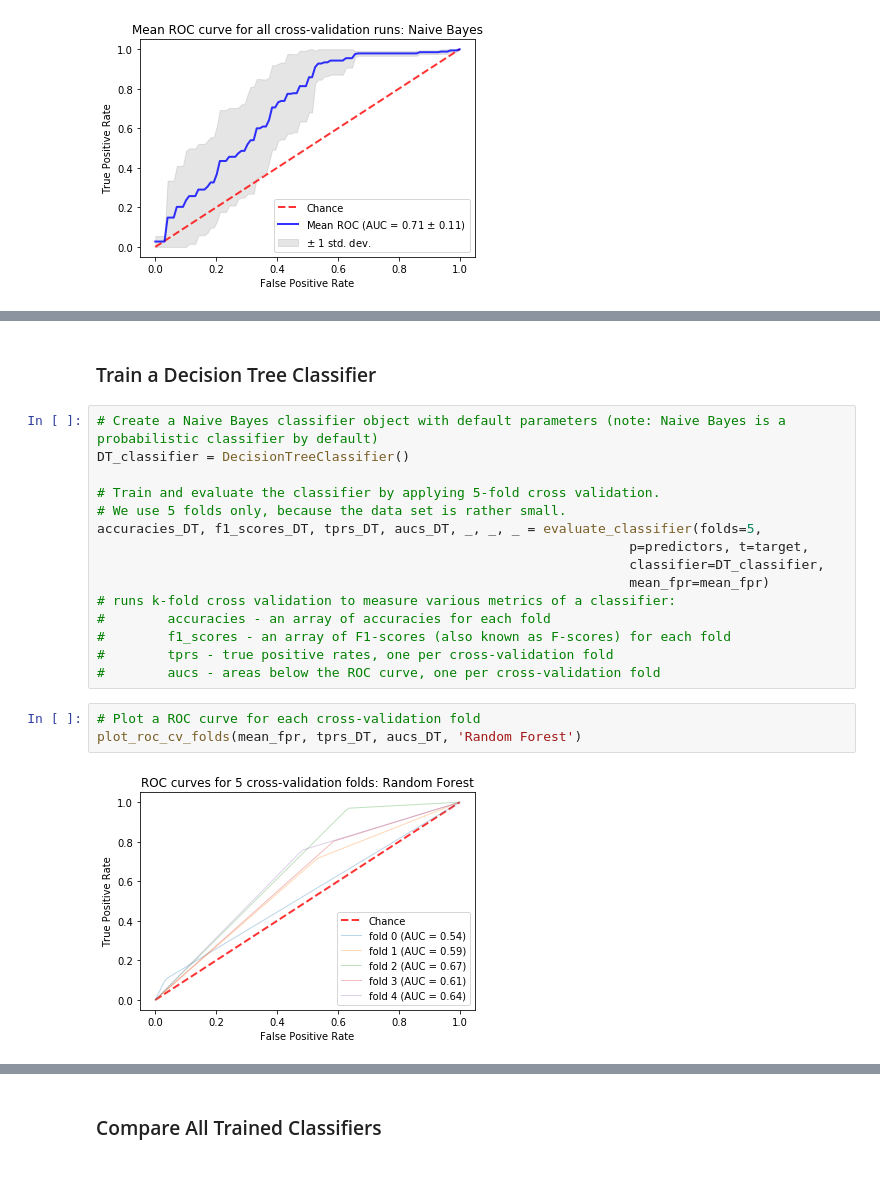
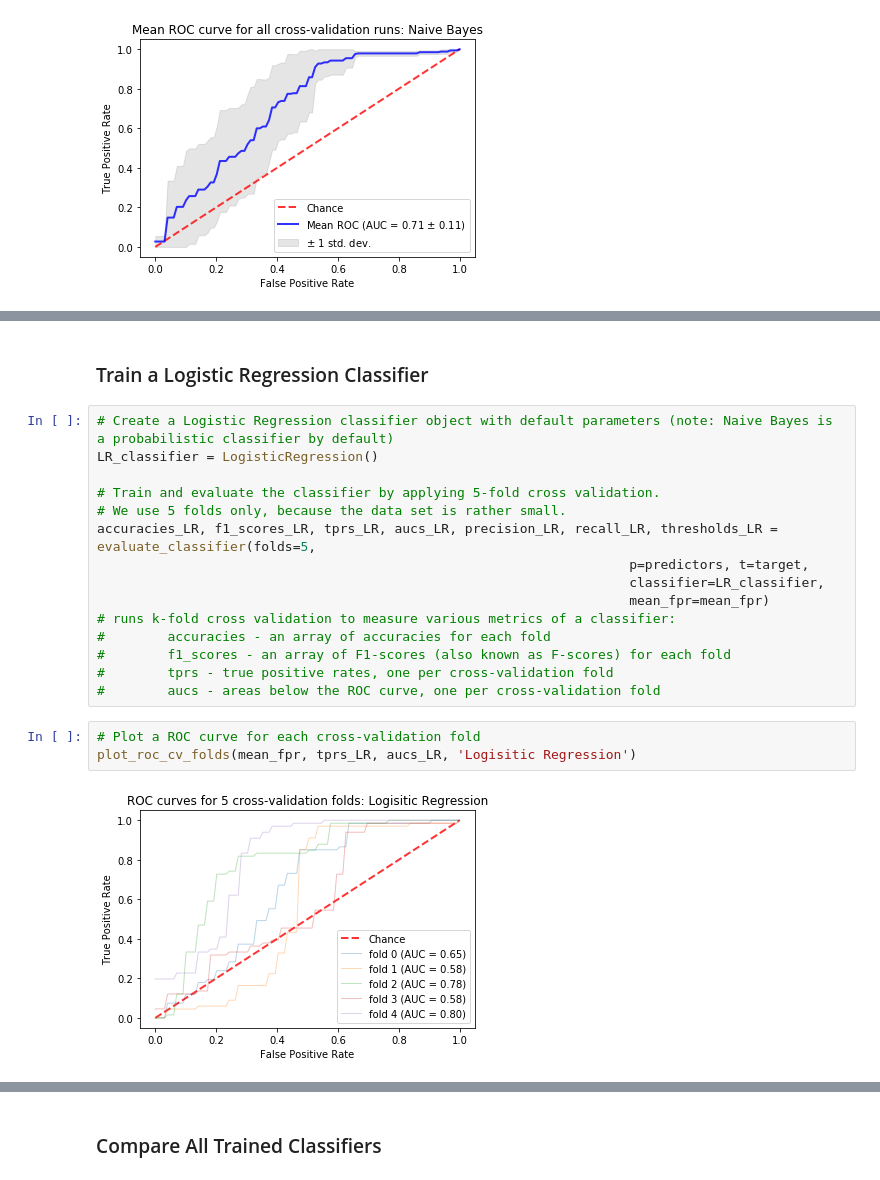
Before and after one commit to vipulpopat/MSCAI_Sem1_Etivity4, a Jupyter notebook: Lab 4 - Comparison of Classifiers - Main.ipynb, the cells around one changed output, grey strips where cells are left out. Saved outputs shown, nothing was run; the diff lists cells and outputs as text.

```diff
--- a/Lab 4 - Comparison of Classifiers - Main.ipynb
+++ b/Lab 4 - Comparison of Classifiers - Main.ipynb
@@ -132,14 +132,14 @@ pyplot.plot(re, precision, marker='.')
 # %% [markdown]
-### Train a Decision Tree Classifier
+### Train a Logistic Regression Classifier
 # %%
-# Create a Naive Bayes classifier object with default parameters (note: Naive Bayes is a probabilistic classifier by default)
-DT_classifier = DecisionTreeClassifier()
+# Create a Logistic Regression classifier object with default parameters (note: Naive Bayes is a probabilistic classifier by default)
+LR_classifier = LogisticRegression()
 
 # Train and evaluate the classifier by applying 5-fold cross validation.
 # We use 5 folds only, because the data set is rather small.
-accuracies_DT, f1_scores_DT, tprs_DT, aucs_DT, _, _, _ = evaluate_classifier(folds=5,
+accuracies_LR, f1_scores_LR, tprs_LR, aucs_LR, precision_LR, recall_LR, thresholds_LR = evaluate_classifier(folds=5,
                                                                     p=predictors, t=target,
-                                                                    classifier=DT_classifier,
+                                                                    classifier=LR_classifier,
                                                                     mean_fpr=mean_fpr)
 # runs k-fold cross validation to measure various metrics of a classifier:
 #        accuracies - an array of accuracies for each fold
@@ -148,8 +148,8 @@ accuracies_DT, f1_scores_DT, tprs_DT, aucs_DT, _, _, _ = evaluate_classifier(fol
 #        aucs - areas below the ROC curve, one per cross-validation fold
 # %%
 # Plot a ROC curve for each cross-validation fold
-plot_roc_cv_folds(mean_fpr, tprs_DT, aucs_DT, 'Random Forest')
+plot_roc_cv_folds(mean_fpr, tprs_LR, aucs_LR, 'Logisitic Regression')
 # %% [output]
-[figure, old version]
+[figure, new version]
 # %%
 # Plot a mean ROC curve for all cross-validation runs
```
Also changed, not shown: parts of 7 cells of this notebook, 1 other file.
